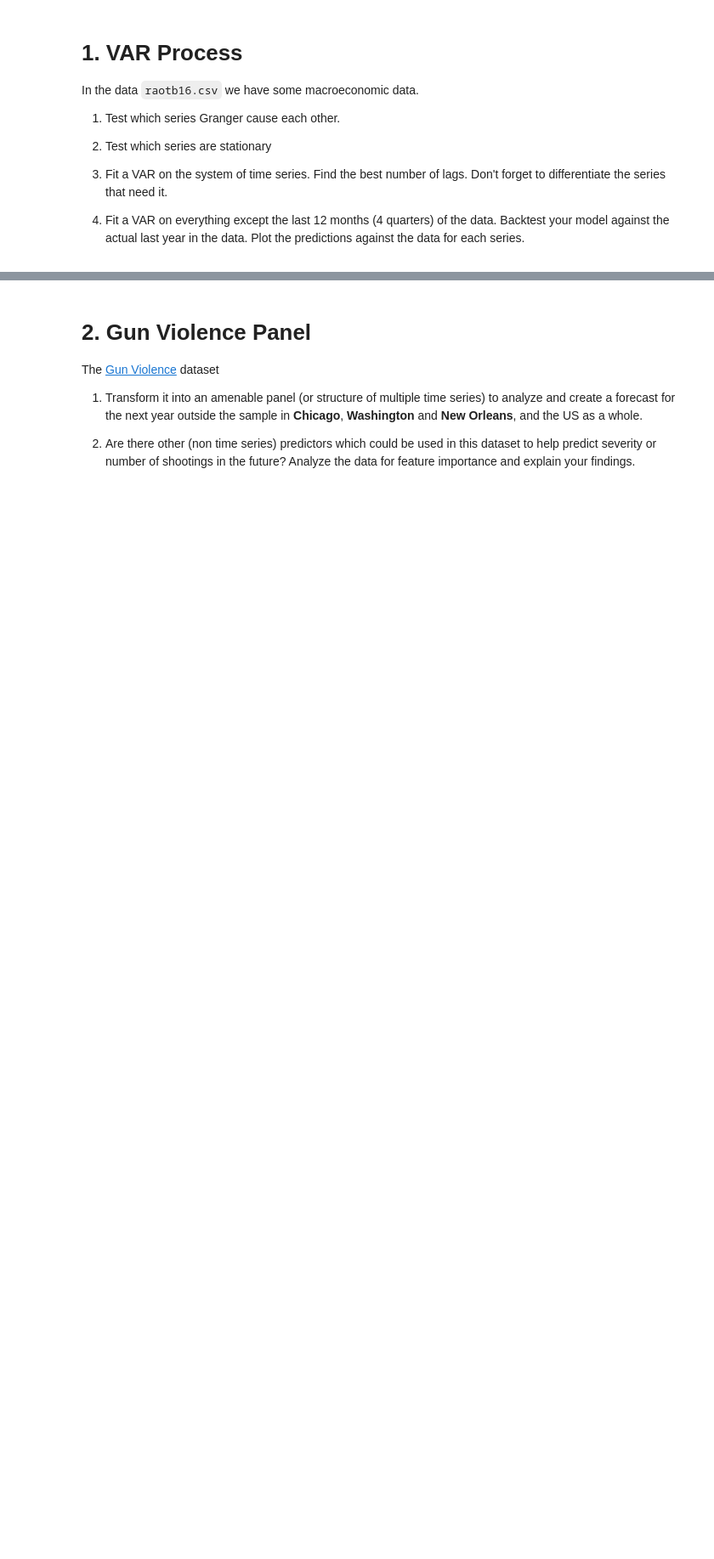
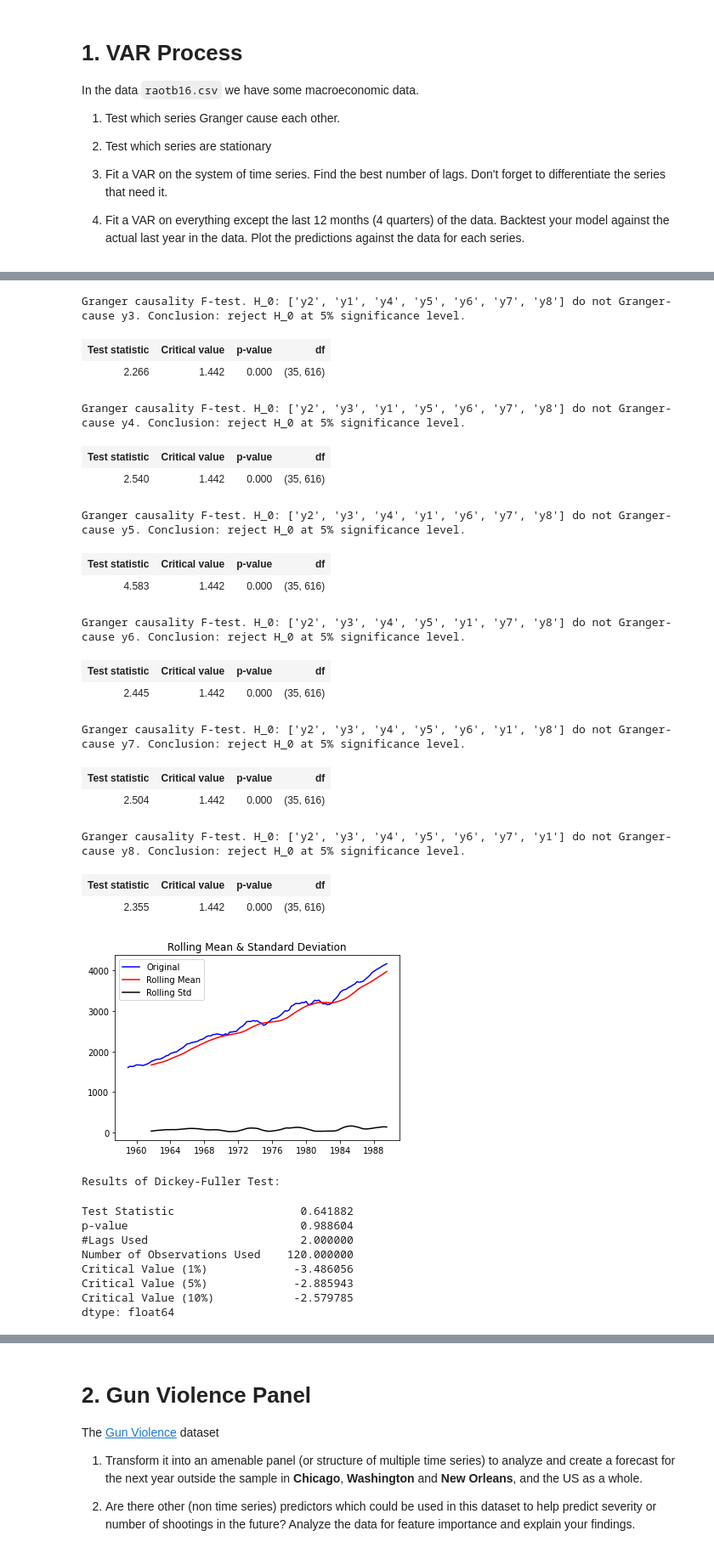
Before and after one commit to Ethelbert-Tang/5-6-var-panel, a Jupyter notebook: workshop.ipynb, the cells around one changed output, grey strips where cells are left out. Shown: that part at 85% size. Drawn from its saved outputs; the diff is of its cells as text; code cells hidden in the pictures; blank space fills up the shorter version.

```diff
--- a/workshop.ipynb
+++ b/workshop.ipynb
@@ -12,0 +92,77 @@ In the data `raotb16.csv` we have some macroeconomic data.
+# %%
+results.test_causality('y3', ['y2', 'y1', 'y4', 'y5', 'y6', 'y7', 'y8'], kind='f').summary()
+# %% [output]
+Granger causality F-test. H_0: ['y2', 'y1', 'y4', 'y5', 'y6', 'y7', 'y8'] do not Granger-cause y3. Conclusion: reject H_0 at 5% significance level.
+| Test statistic | Critical value | p-value | df |
+| 2.266 | 1.442 | 0.000 | (35, 616) |
+# %%
+results.test_causality('y4', ['y2', 'y3', 'y1', 'y5', 'y6', 'y7', 'y8'], kind='f').summary()
+# %% [output]
+Granger causality F-test. H_0: ['y2', 'y3', 'y1', 'y5', 'y6', 'y7', 'y8'] do not Granger-cause y4. Conclusion: reject H_0 at 5% significance level.
+| Test statistic | Critical value | p-value | df |
+| 2.540 | 1.442 | 0.000 | (35, 616) |
+# %%
+results.test_causality('y5', ['y2', 'y3', 'y4', 'y1', 'y6', 'y7', 'y8'], kind='f').summary()
+# %% [output]
+Granger causality F-test. H_0: ['y2', 'y3', 'y4', 'y1', 'y6', 'y7', 'y8'] do not Granger-cause y5. Conclusion: reject H_0 at 5% significance level.
+| Test statistic | Critical value | p-value | df |
+| 4.583 | 1.442 | 0.000 | (35, 616) |
+# %%
+results.test_causality('y6', ['y2', 'y3', 'y4', 'y5', 'y1', 'y7', 'y8'], kind='f').summary()
+# %% [output]
+Granger causality F-test. H_0: ['y2', 'y3', 'y4', 'y5', 'y1', 'y7', 'y8'] do not Granger-cause y6. Conclusion: reject H_0 at 5% significance level.
+| Test statistic | Critical value | p-value | df |
+| 2.445 | 1.442 | 0.000 | (35, 616) |
+# %%
+results.test_causality('y7', ['y2', 'y3', 'y4', 'y5', 'y6', 'y1', 'y8'], kind='f').summary()
+# %% [output]
+Granger causality F-test. H_0: ['y2', 'y3', 'y4', 'y5', 'y6', 'y1', 'y8'] do not Granger-cause y7. Conclusion: reject H_0 at 5% significance level.
+| Test statistic | Critical value | p-value | df |
+| 2.504 | 1.442 | 0.000 | (35, 616) |
+# %%
+results.test_causality('y8', ['y2', 'y3', 'y4', 'y5', 'y6', 'y7', 'y1'], kind='f').summary()
+# %% [output]
+Granger causality F-test. H_0: ['y2', 'y3', 'y4', 'y5', 'y6', 'y7', 'y1'] do not Granger-cause y8. Conclusion: reject H_0 at 5% significance level.
+| Test statistic | Critical value | p-value | df |
+| 2.355 | 1.442 | 0.000 | (35, 616) |
+# %%
+rgnp = df.loc[:, df.columns.intersection(['rgnp'])]
+pgnp = df.loc[:, df.columns.intersection(['pgnp'])]
+ulc = df.loc[:, df.columns.intersection(['ulc'])]
+gdfco = df.loc[:, df.columns.intersection(['gdfco'])]
+gdf = df.loc[:, df.columns.intersection(['gdf'])]
+gdfim = df.loc[:, df.columns.intersection(['gdfim'])]
+gdfcf = df.loc[:, df.columns.intersection(['gdfcf'])]
+gdfce = df.loc[:, df.columns.intersection(['gdfce'])]
+# %%
+def test_stationarity(timeseries):
+    #Determing rolling statistics
+    rolmean = timeseries.rolling(window=12).mean()
+    rolstd = timeseries.rolling(window=12).std()
+    #Plot rolling statistics:
+    orig = plt.plot(timeseries, color='blue',label='Original')
+    mean = plt.plot(rolmean, color='red', label='Rolling Mean')
+    std = plt.plot(rolstd, color='black', label = 'Rolling Std')
+    plt.legend(loc='best')
+    plt.title('Rolling Mean & Standard Deviation')
+    plt.show(block=False)
+    #Perform Dickey-Fuller test:
+    print('Results of Dickey-Fuller Test:')
+    dftest = adfuller(timeseries, autolag='AIC')
+    dfoutput = pd.Series(dftest[0:4], index=['Test Statistic','p-value','#Lags Used','Number of Observations Used'])
+    for key,value in dftest[4].items():
+        dfoutput['Critical Value (%s)'%key] = value
+    return dfoutput
+# %%
+test_stationarity(rgnp)
+# %% [output]
+[figure, added]
+Results of Dickey-Fuller Test:
+Test Statistic                   0.641882
+p-value                          0.988604
+#Lags Used                       2.000000
+Number of Observations Used    120.000000
+Critical Value (1%)             -3.486056
+Critical Value (5%)             -2.885943
+Critical Value (10%)            -2.579785
+dtype: float64
```
Also changed, not shown: parts of 28 cells of this notebook.
